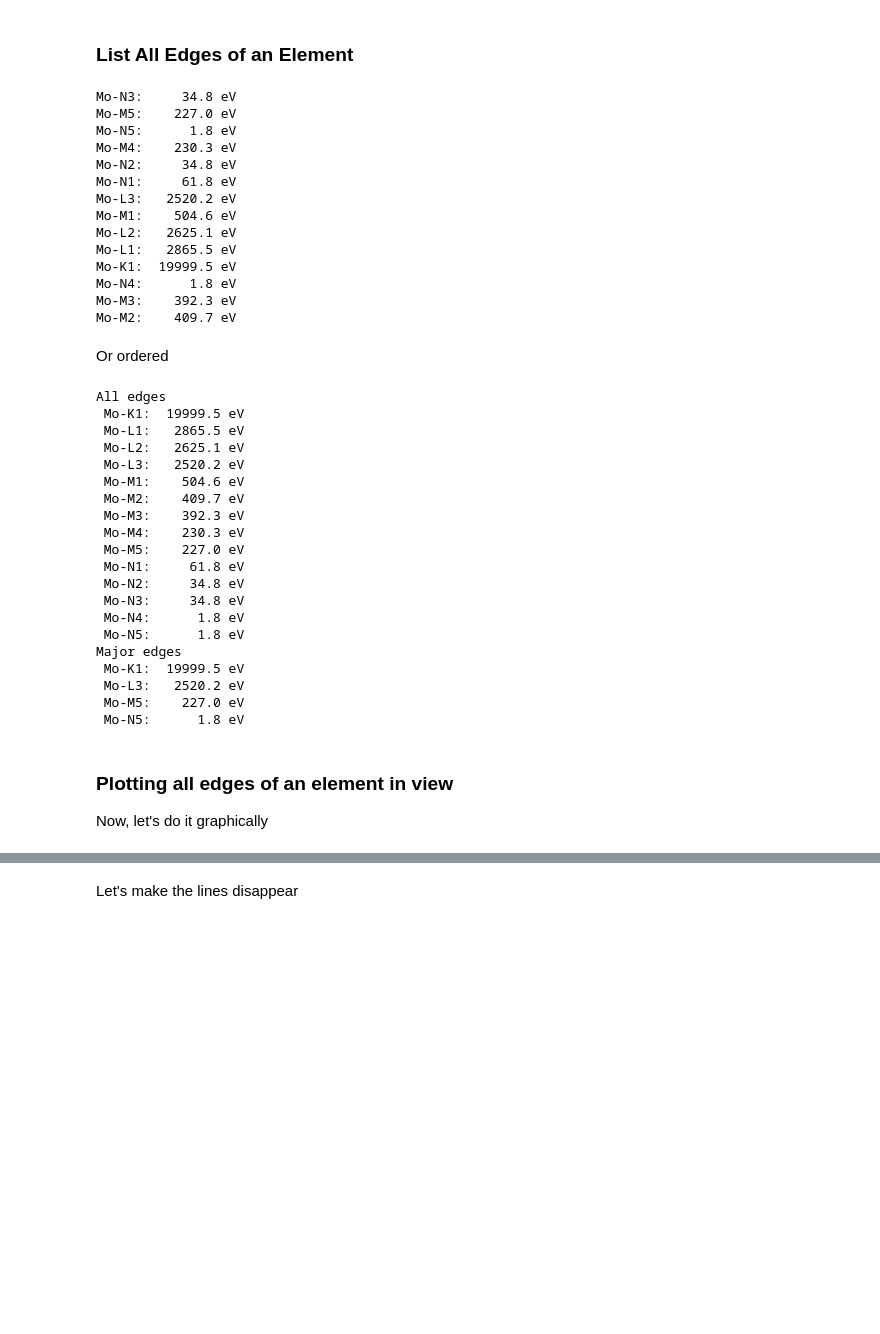
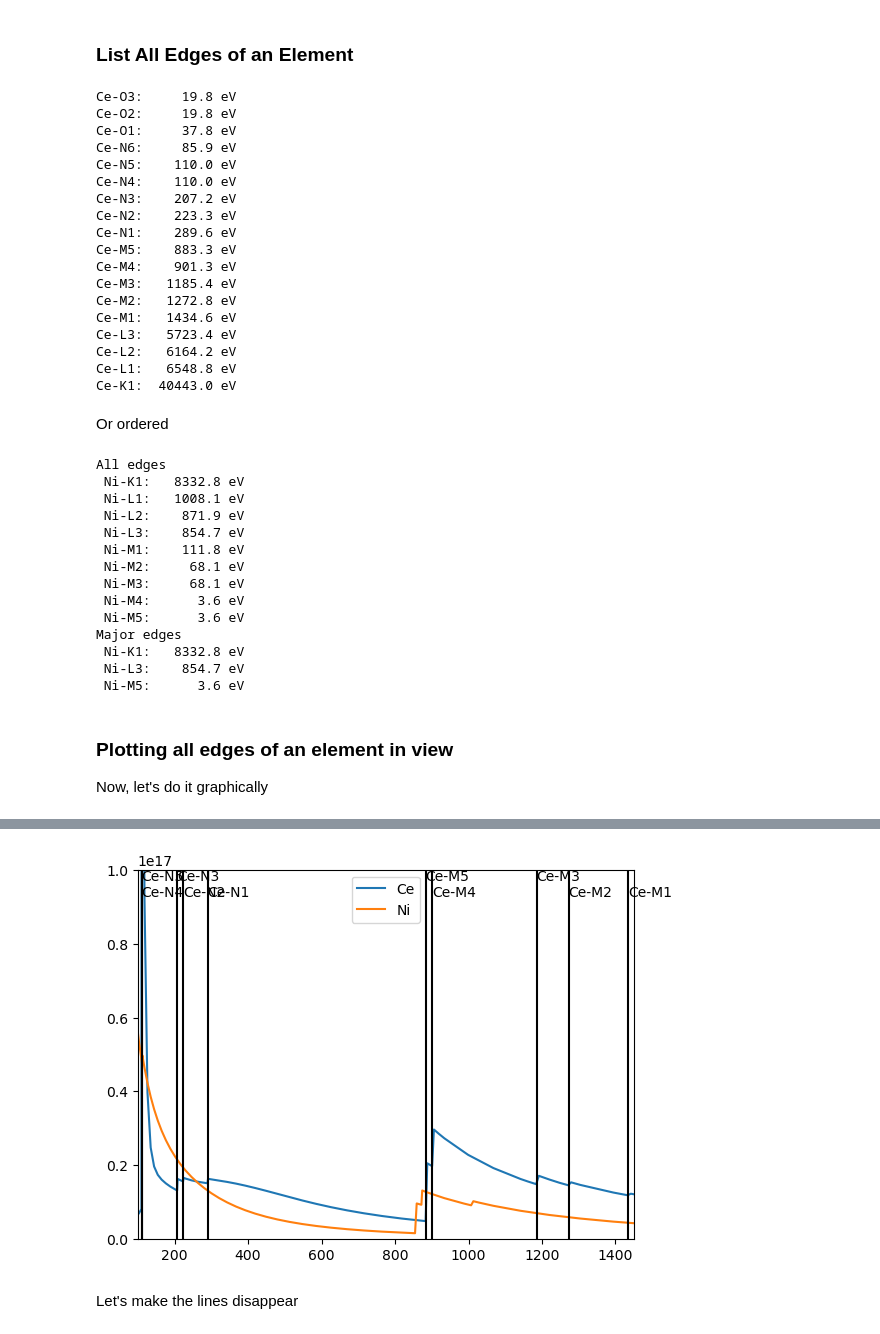
Before and after one commit to gduscher/MSE672-Introduction-to-TEM, a Jupyter notebook: Spectroscopy/CH4_07-Introduction_Core_Loss.ipynb, the cells around one changed output, grey strips where cells are left out. Drawn from its saved outputs; the diff is of its cells as text; code cells hidden in the pictures; blank space fills up the shorter version.

```diff
--- a/Spectroscopy/CH4_07-Introduction_Core_Loss.ipynb
+++ b/Spectroscopy/CH4_07-Introduction_Core_Loss.ipynb
@@ -167,26 +163,30 @@ plt.legend();
 # %% [markdown]
 ### List All Edges of an Element
 # %%
-element = str(42)
+element = str(58)
 for key in Xsections[element]:
     if isinstance(Xsections[element][key], dict):
         if 'onset' in Xsections[element][key]:
             print(f"{Xsections[element]['name']}-{key}: {Xsections[element][key]['onset']:8.1f} eV ")
 # %% [output]
-Mo-N3:     34.8 eV
-Mo-M5:    227.0 eV
-Mo-N5:      1.8 eV
-Mo-M4:    230.3 eV
-Mo-N2:     34.8 eV
-Mo-N1:     61.8 eV
-Mo-L3:   2520.2 eV
-Mo-M1:    504.6 eV
-Mo-L2:   2625.1 eV
-Mo-L1:   2865.5 eV
-Mo-K1:  19999.5 eV
-Mo-N4:      1.8 eV
-Mo-M3:    392.3 eV
-Mo-M2:    409.7 eV
+Ce-O3:     19.8 eV
+Ce-O2:     19.8 eV
+Ce-O1:     37.8 eV
+Ce-N6:     85.9 eV
+Ce-N5:    110.0 eV
+Ce-N4:    110.0 eV
+Ce-N3:    207.2 eV
+Ce-N2:    223.3 eV
+Ce-N1:    289.6 eV
+Ce-M5:    883.3 eV
+Ce-M4:    901.3 eV
+Ce-M3:   1185.4 eV
+Ce-M2:   1272.8 eV
+Ce-M1:   1434.6 eV
+Ce-L3:   5723.4 eV
+Ce-L2:   6164.2 eV
+Ce-L1:   6548.8 eV
+Ce-K1:  40443.0 eV
 # %% [markdown]
 Or ordered
 # %%
@@ -194,7 +194,7 @@ major_edges = ['K1', 'L3', 'M5', 'N5']
 all_edges = ['K1','L1','L2','L3','M1','M2','M3','M4','M5','N1', 'N2','N3','N4','N5','N6','N7','O1','O2','O3','O4','O5','O6','O7', 'P1', 'P2', 'P3']
 first_close_edges = ['K1', 'L3', 'M5', 'M3', 'N5', 'N3']
 
-element = str(42)
+element = str(28)
 
 def list_all_edges(Z):
     element = str(Z)
@@ -216,25 +216,19 @@ list_all_edges(element)
 list_major_edges(element)
 # %% [output]
 All edges
- Mo-K1:  19999.5 eV
- Mo-L1:   2865.5 eV
- Mo-L2:   2625.1 eV
- Mo-L3:   2520.2 eV
- Mo-M1:    504.6 eV
- Mo-M2:    409.7 eV
- Mo-M3:    392.3 eV
- Mo-M4:    230.3 eV
- Mo-M5:    227.0 eV
- Mo-N1:     61.8 eV
- Mo-N2:     34.8 eV
- Mo-N3:     34.8 eV
- Mo-N4:      1.8 eV
- Mo-N5:      1.8 eV
+ Ni-K1:   8332.8 eV
+ Ni-L1:   1008.1 eV
+ Ni-L2:    871.9 eV
+ Ni-L3:    854.7 eV
+ Ni-M1:    111.8 eV
+ Ni-M2:     68.1 eV
+ Ni-M3:     68.1 eV
+ Ni-M4:      3.6 eV
+ Ni-M5:      3.6 eV
 Major edges
- Mo-K1:  19999.5 eV
- Mo-L3:   2520.2 eV
- Mo-M5:    227.0 eV
- Mo-N5:      1.8 eV
+ Ni-K1:   8332.8 eV
+ Ni-L3:    854.7 eV
+ Ni-M5:      3.6 eV
 # %% [markdown]
 ### Plotting all edges of an element in view
 
@@ -333,9 +327,9 @@ class ElementalEdges(object):
 fig, ax_Xsec = plt.subplots()
 for Z in atomic_numbers:
     ax_Xsec.plot(Xsections[str(Z)]['ene'], Xsections[str(Z)]['dat'], label = Xsections[str(Z)]['name'])
-ax_Xsec.set_xlim(100,550)
+ax_Xsec.set_xlim(100,1450)
 ax_Xsec.set_ylim(0,1e17)
 plt.legend();
-Z = 42
-edges = ieels.ElementalEdges(ax_Xsec, 'Mo')
+Z = 58
+edges = ieels.ElementalEdges(ax_Xsec, 'Ce')
 # %% [output]
@@ -344,3 +336,4 @@ edges = ieels.ElementalEdges(ax_Xsec, 'Mo')
+[figure, added]
 # %% [markdown]
 Let's make the lines disappear
 # %%
```
Also changed, not shown: parts of 8 cells of this notebook, 16 other files.
